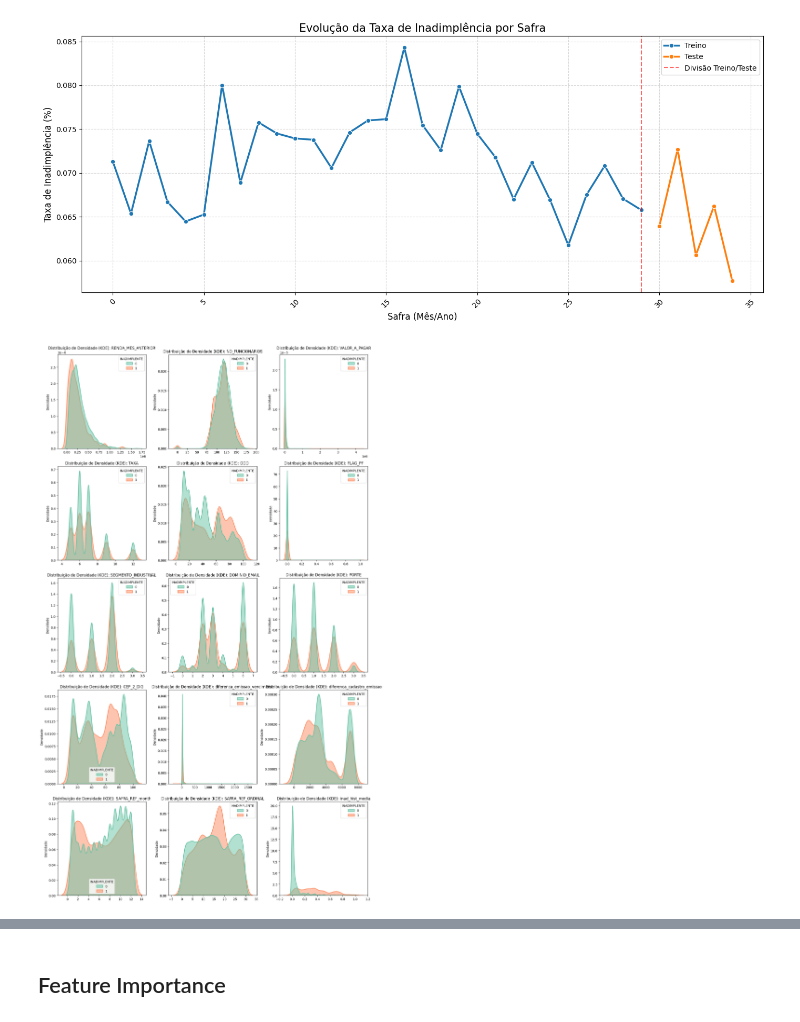
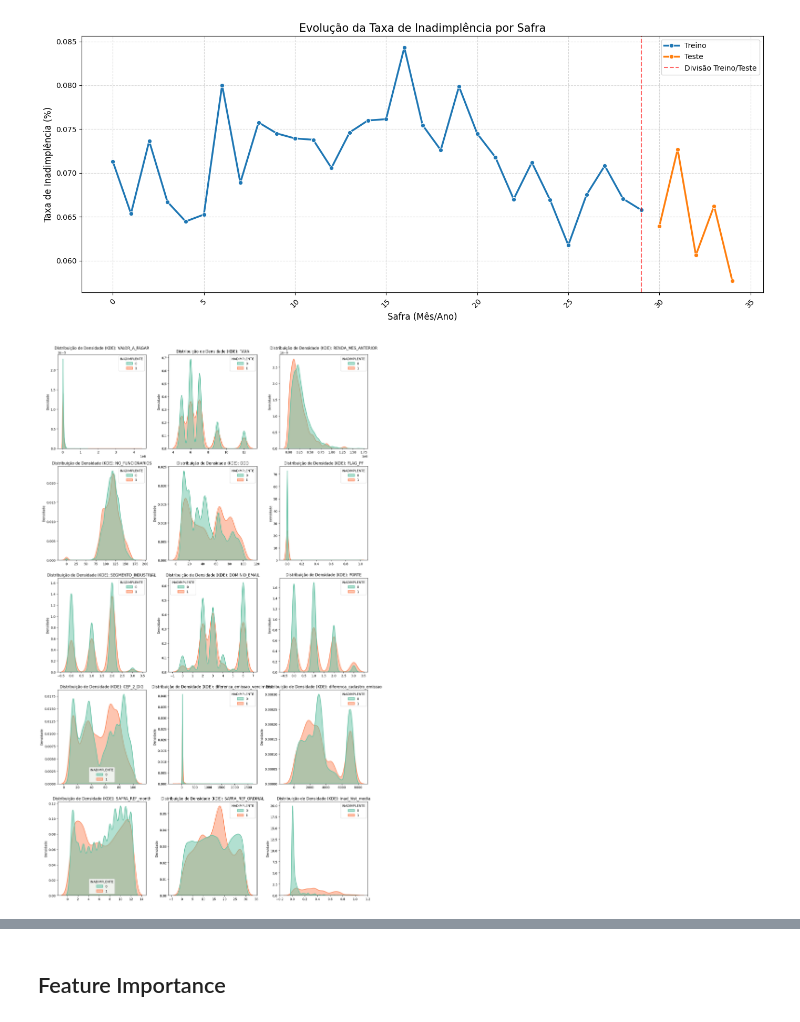
Before and after one commit to Cleyton-Nobre/datarisk-case-ds-junior, a Jupyter notebook: solution.ipynb, the cells around one changed output, grey strips where cells are left out. Drawn from its saved outputs; the diff is of its cells as text; code cells hidden in the pictures.

Commit message:
submition

```diff
--- a/solution.ipynb
+++ b/solution.ipynb
@@ -476,6 +490,40 @@ class MediaHistoricaInadimplencia(BaseEstimator, TransformerMixin):
             .fillna(self.global_mean_)
         )
         return X
+# %%
+class TratamentoDataCadastro(BaseEstimator, TransformerMixin):
+    def __init__(self, data_cad_col):
+        self.data_cad_col = data_cad_col
+        self.max_date_ = None
+
+    def fit(self, X, y=None):
+        datas = pd.to_datetime(X[self.data_cad_col], errors='coerce')
+        self.max_date_ = datas.max()
+        return self
+
+    def transform(self, X):
+        X = X.copy()
+
+        X[self.data_cad_col] = pd.to_datetime(X[self.data_cad_col], errors='coerce')
+
+        X[self.data_cad_col] = X[self.data_cad_col].fillna(self.max_date_)
+
+        return X
+# %%
+class TransformarIndex(BaseEstimator, TransformerMixin):
+    def __init__(self, colunas_index):
+
+        self.colunas_index = colunas_index
+
+    def fit(self, X, y=None):
+        self.filted_=True
+        return self
+
+    def transform(self, X):
+        X = X.copy()
+        # Define as colunas como index
+        X = X.set_index(self.colunas_index)
+        return X
 # %% [markdown]
 ## Pipilne
 # %%
@@ -497,17 +545,18 @@ pipeline = Pipeline(steps=[
     ("imputa_ddd_geografico", ImputacaoDDDGeografico(col_ddd="DDD", col_cep="CEP_2_DIG")),
 
 
-    ("ordinal_encoder", OrdinalEncoderAprendiz(cols=["SEGMENTO_INDUSTRIAL", "DOMINIO_EMAIL", "PORTE","ID_CLIENTE"])),
+    ("ordinal_encoder", OrdinalEncoderAprendiz(cols=["SEGMENTO_INDUSTRIAL", "DOMINIO_EMAIL", "PORTE"])),
 
+    ("fill_data_cadatro_submit", TratamentoDataCadastro(data_cad_col="DATA_CADASTRO")),
     ("diferenca_dias_emissao_vencimento", DiferencaDiasTransformer(col_inicio="DATA_EMISSAO_DOCUMENTO", col_fim="DATA_VENCIMENTO", nome_coluna="diferenca_emissao_vencimento")),
-    ("diferenca_dias_cadastro_emissao", DiferencaDiasTransformer(col_inicio="DATA_CADASTRO", col_fim="DATA_EMISSAO_DOCUMENTO", nome_coluna="diferenca_cadastro_emissao")),
+    ("diferenca_dias_tempo_casa", DiferencaDiasTransformer(col_inicio="DATA_CADASTRO", col_fim="DATA_EMISSAO_DOCUMENTO", nome_coluna="diferenca_cadastro_emissao")),
 
     ("SplitSafra", SplitSafraTransformer(col="SAFRA_REF")),
     ("OrdinalSafra", OrdinalCategoricalWithInitTransformer(col="SAFRA_REF")),
     ("MediaHistoricaInadimplencia", MediaHistoricaInadimplencia(id_col="ID_CLIENTE", target_col="INADIMPLENTE", date_col="SAFRA_REF")),
 
-    ("drop_datas", DropCols(cols=["DATA_CADASTRO", "DATA_EMISSAO_DOCUMENTO", "DATA_VENCIMENTO", "DATA_PAGAMENTO","ID_CLIENTE","SAFRA_REF", "SAFRA_REF_year", "MISSING"])),
-
+    ("drop_datas", DropCols(cols=["DATA_CADASTRO", "DATA_EMISSAO_DOCUMENTO", "DATA_VENCIMENTO", "DATA_PAGAMENTO", "SAFRA_REF_year"])),
+    ("SetIndex", TransformarIndex(colunas_index=["SAFRA_REF", "ID_CLIENTE"])),
 ])
 
 # Fit só no treino
@@ -631,7 +680,7 @@ plot_evolucao_inadimplencia(train_, test_, col_safra='SAFRA_REF_ORDINAL', col_ta
 n_cols = 3
 
 cols_num = train_.select_dtypes(include=['number']).columns.tolist()
-ignored = ['ID_CLIENTE', 'INADIMPLENTE', 'MISSING']
+ignored = ['ID_CLIENTE', 'INADIMPLENTE']
 target = "INADIMPLENTE"
 cols_to_plot = [c for c in cols_num if c not in ignored]
 n_rows = math.ceil(len(cols_to_plot) / n_cols)
@@ -639,31 +688,31 @@ n_rows = math.ceil(len(cols_to_plot) / n_cols)
 fig, axes = plt.subplots(n_rows, n_cols, figsize=(15, n_rows * 5))
 axes = axes.flatten()
 
 for i, col in enumerate(cols_to_plot):
     if col == target:
         continue
 
     sns.kdeplot(
         data=train_,
         x=col,
         hue=target,
         fill=True,
         common_norm=False,
         palette="Set2",
         ax=axes[i],
         alpha=0.5,
         linewidth=2,
         warn_singular=False
     )
     axes[i].set_title(f'Distribuição de Densidade (KDE): {col}', fontsize=12)
     axes[i].set_xlabel('')
     axes[i].set_ylabel('Densidade')
 
 # Remove eixos extras se houver
 for j in range(i + 1, len(axes)):
     fig.delaxes(axes[j])
 
 plt.tight_layout()
 plt.show()
 # %% [output]
-[figure, old version]
+[figure, new version]
```
Also changed, not shown: parts of 32 cells of this notebook, 1 other file.
